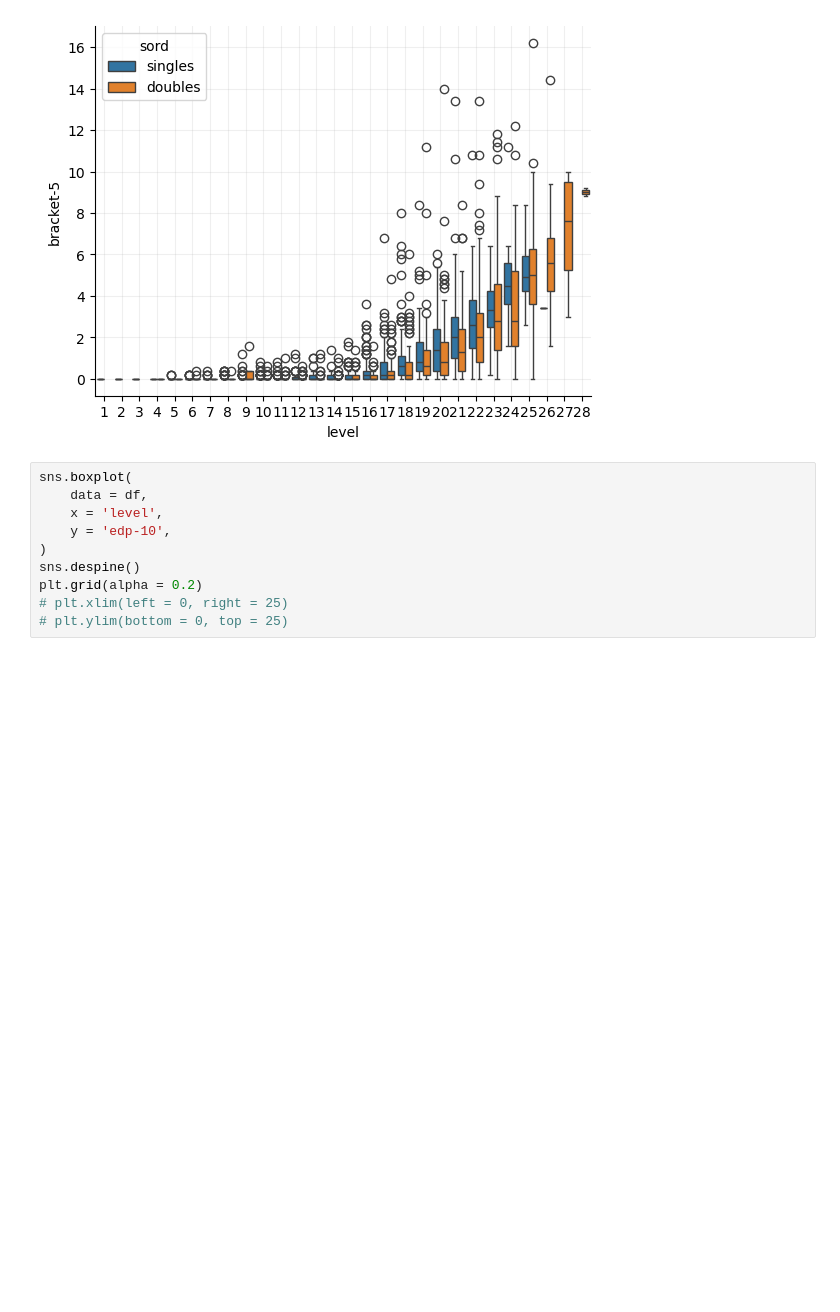
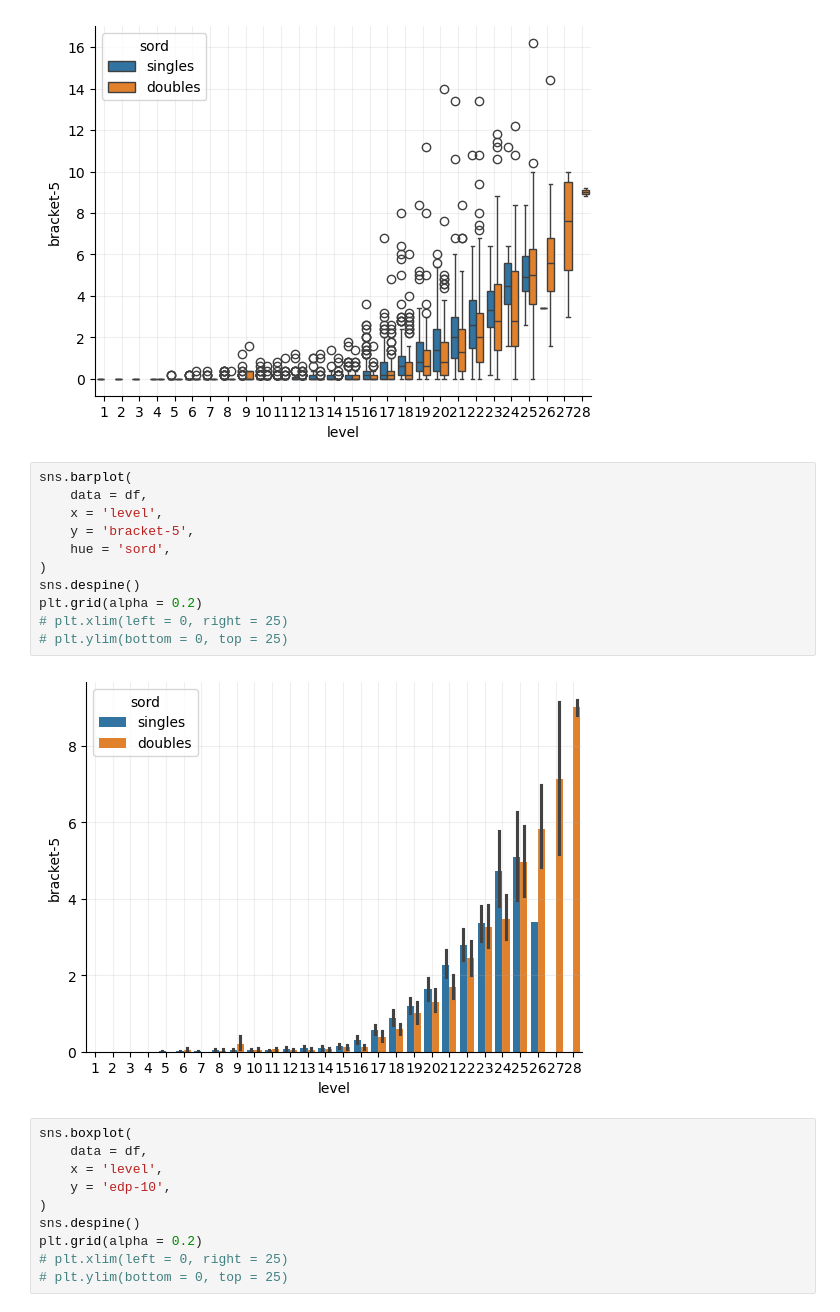
Before and after one commit to maxwshen/piu-annotate, a Jupyter notebook: jupyter/difficulty-features.ipynb, the cells around one changed output. Saved outputs shown, nothing was run; the diff lists cells and outputs as text; blank space fills up the shorter version.

```diff
--- a/jupyter/difficulty-features.ipynb
+++ b/jupyter/difficulty-features.ipynb
@@ -134,6 +134,19 @@ plt.grid(alpha = 0.2)
 # plt.ylim(bottom = 0, top = 25)
 # %% [output]
 [figure]
+# %%
+sns.barplot(
+    data = df,
+    x = 'level',
+    y = 'bracket-5',
+    hue = 'sord',
+)
+sns.despine()
+plt.grid(alpha = 0.2)
+# plt.xlim(left = 0, right = 25)
+# plt.ylim(bottom = 0, top = 25)
+# %% [output]
+[figure, added]
 # %%
 sns.boxplot(
     data = df,
```
Also changed, not shown: parts of 3 cells of this notebook, 6 other files.
